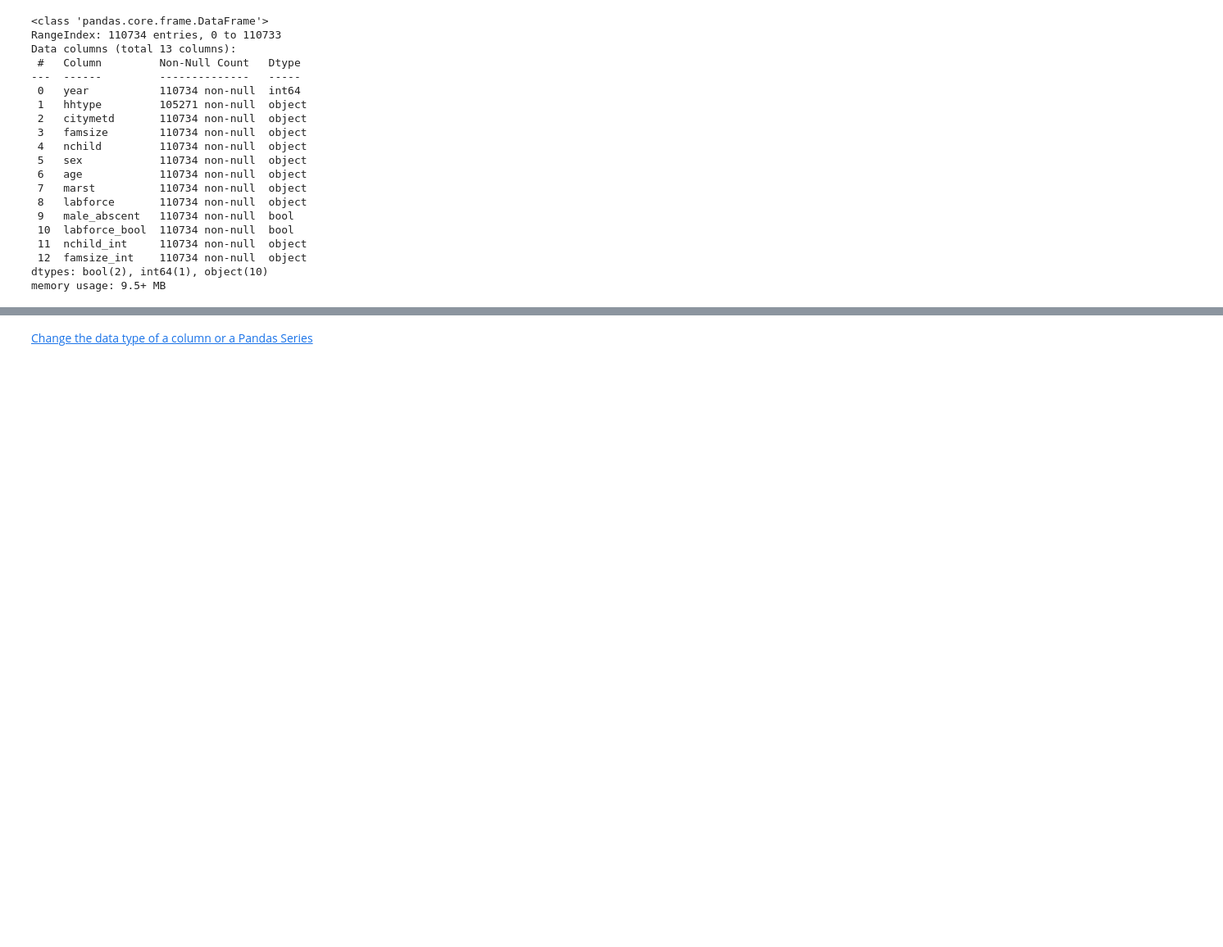
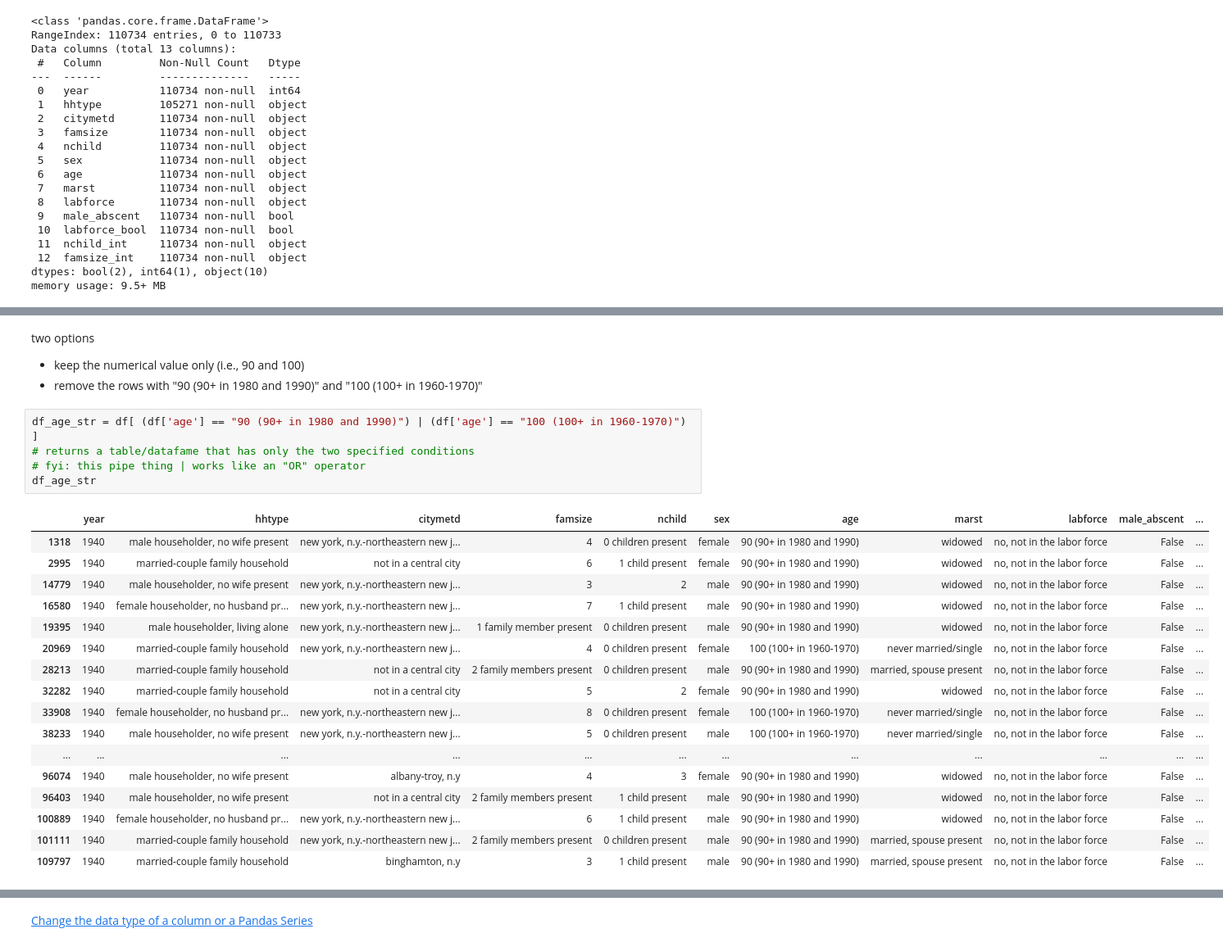
Before and after one commit to juarezfd/1940_NewYork_Census_dataset, a Jupyter notebook: analysis_1940_1percent_NYstate.ipynb, the cells around one changed output, grey strips where cells are left out. Shown at 82% size. Cells and saved outputs as stored; diff of their text form; blank space fills up the shorter version.

```diff
--- a/analysis_1940_1percent_NYstate.ipynb
+++ b/analysis_1940_1percent_NYstate.ipynb
@@ -234,0 +205,27 @@ df['age'].unique()
+# %% [markdown]
+two options
+- keep the numerical value only (i.e., 90 and 100)
+- remove the rows with "90 (90+ in 1980 and 1990)" and "100 (100+ in 1960-1970)"
+# %%
+df_age_str = df[ (df['age'] == "90 (90+ in 1980 and 1990)") | (df['age'] == "100 (100+ in 1960-1970)") ]
+# returns a table/datafame that has only the two specified conditions
+# fyi: this pipe thing | works like an "OR" operator
+df_age_str
+# %% [output]
+|  | year | hhtype | citymetd | famsize | nchild | sex | age | marst | labforce | male_abscent | ... |
+| 1318 | 1940 | male householder, no wife present | new york, n.y.-northeastern new j... | 4 | 0 children present | female | 90 (90+ in 1980 and 1990) | widowed | no, not in the labor force | False | ... |
+| 2995 | 1940 | married-couple family household | not in a central city | 6 | 1 child present | female | 90 (90+ in 1980 and 1990) | widowed | no, not in the labor force | False | ... |
+| 14779 | 1940 | male householder, no wife present | new york, n.y.-northeastern new j... | 3 | 2 | male | 90 (90+ in 1980 and 1990) | widowed | no, not in the labor force | False | ... |
+| 16580 | 1940 | female householder, no husband pr... | new york, n.y.-northeastern new j... | 7 | 1 child present | male | 90 (90+ in 1980 and 1990) | widowed | no, not in the labor force | False | ... |
+| 19395 | 1940 | male householder, living alone | new york, n.y.-northeastern new j... | 1 family member present | 0 children present | male | 90 (90+ in 1980 and 1990) | widowed | no, not in the labor force | False | ... |
+| 20969 | 1940 | married-couple family household | new york, n.y.-northeastern new j... | 4 | 0 children present | female | 100 (100+ in 1960-1970) | never married/single | no, not in the labor force | False | ... |
+| 28213 | 1940 | married-couple family household | not in a central city | 2 family members present | 0 children present | male | 90 (90+ in 1980 and 1990) | married, spouse present | no, not in the labor force | False | ... |
+| 32282 | 1940 | married-couple family household | not in a central city | 5 | 2 | female | 90 (90+ in 1980 and 1990) | widowed | no, not in the labor force | False | ... |
+| 33908 | 1940 | female householder, no husband pr... | new york, n.y.-northeastern new j... | 8 | 0 children present | female | 100 (100+ in 1960-1970) | never married/single | no, not in the labor force | False | ... |
+| 38233 | 1940 | male householder, no wife present | new york, n.y.-northeastern new j... | 5 | 0 children present | male | 100 (100+ in 1960-1970) | never married/single | no, not in the labor force | False | ... |
+| ... | ... | ... | ... | ... | ... | ... | ... | ... | ... | ... | ... |
+| 96074 | 1940 | male householder, no wife present | albany-troy, n.y | 4 | 3 | female | 90 (90+ in 1980 and 1990) | widowed | no, not in the labor force | False | ... |
+| 96403 | 1940 | male householder, no wife present | not in a central city | 2 family members present | 1 child present | male | 90 (90+ in 1980 and 1990) | widowed | no, not in the labor force | False | ... |
+| 100889 | 1940 | female householder, no husband pr... | new york, n.y.-northeastern new j... | 6 | 1 child present | male | 90 (90+ in 1980 and 1990) | widowed | no, not in the labor force | False | ... |
+| 101111 | 1940 | married-couple family household | new york, n.y.-northeastern new j... | 2 family members present | 0 children present | male | 90 (90+ in 1980 and 1990) | married, spouse present | no, not in the labor force | False | ... |
+| 109797 | 1940 | married-couple family household | binghamton, n.y | 3 | 1 child present | male | 90 (90+ in 1980 and 1990) | married, spouse present | no, not in the labor force | False | ... |
```
Also changed, not shown: parts of 37 cells of this notebook.
